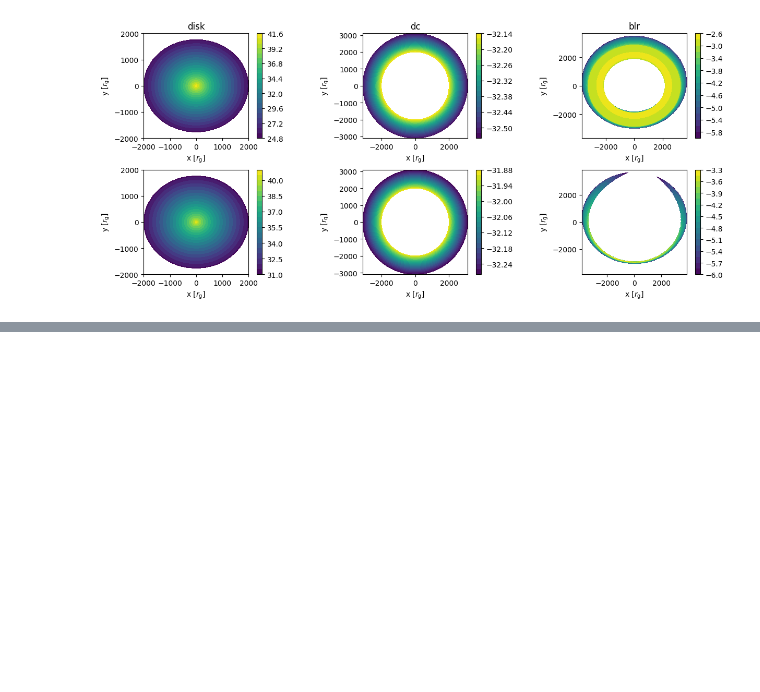
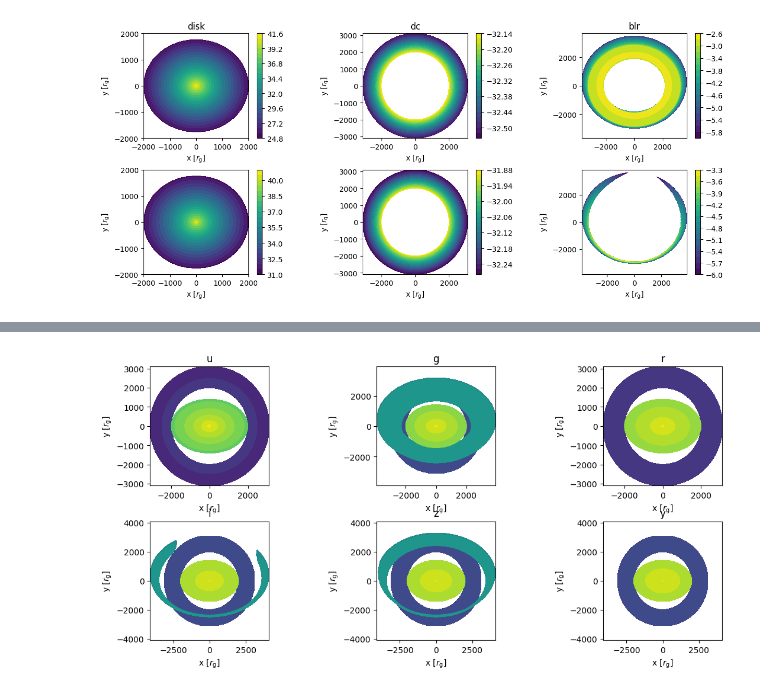
Before and after one commit to Henry-Best-01/Amoeba, a Jupyter notebook: amoeba/Notebooks/The_AGN.ipynb, the cells around one changed output, grey strips where cells are left out. Drawn from its saved outputs; the diff is of its cells as text; code cells hidden in the pictures; blank space fills up the shorter version.

```diff
--- a/amoeba/Notebooks/The_AGN.ipynb
+++ b/amoeba/Notebooks/The_AGN.ipynb
@@ -488,0 +459,25 @@ plt.show()
+# %%
+my_basic_agn.update_inclination(45)
+my_basic_agn.update_redshift(0.2)
+
+lsst_projections = my_basic_agn.visualize_agn_pipeline(speclite_filter="lsst2023-*")
+labels = ["u", "g", "r", "i", "z", "y"]
+# %%
+fig, ax = plt.subplots(2, 3, figsize=(14, 6))
+
+
+for jj in range(len(lsst_projections)):
+    X, Y = lsst_projections[jj].get_plotting_axes()
+    ax[jj // 3, jj % 3].contourf(X, Y, np.log10(lsst_projections[jj].flux_array), 20)
+    ax[jj // 3, jj % 3].set_title(labels[jj])
+
+for row in ax:
+    for axis in row:
+        axis.set_aspect(1)
+        axis.set_xlabel(r"x [$r_{\rm{g}}$]")
+        axis.set_ylabel(r"y [$r_{\rm{g}}$]")
+
+plt.subplots_adjust(hspace=0.3)
+plt.show()
+# %% [output]
+[figure, added]
```
Also changed, not shown: parts of 22 cells of this notebook, 2 other files.
